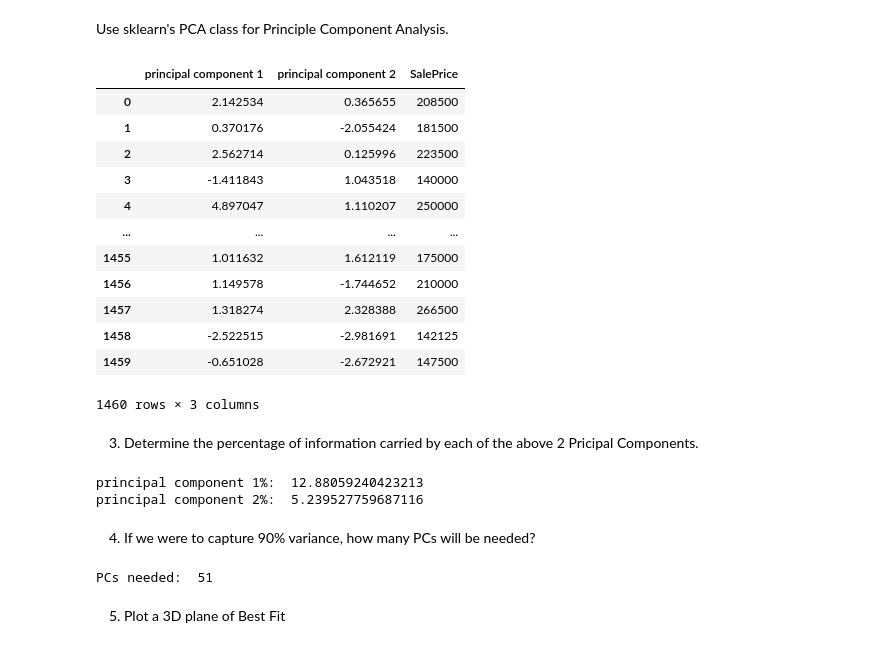
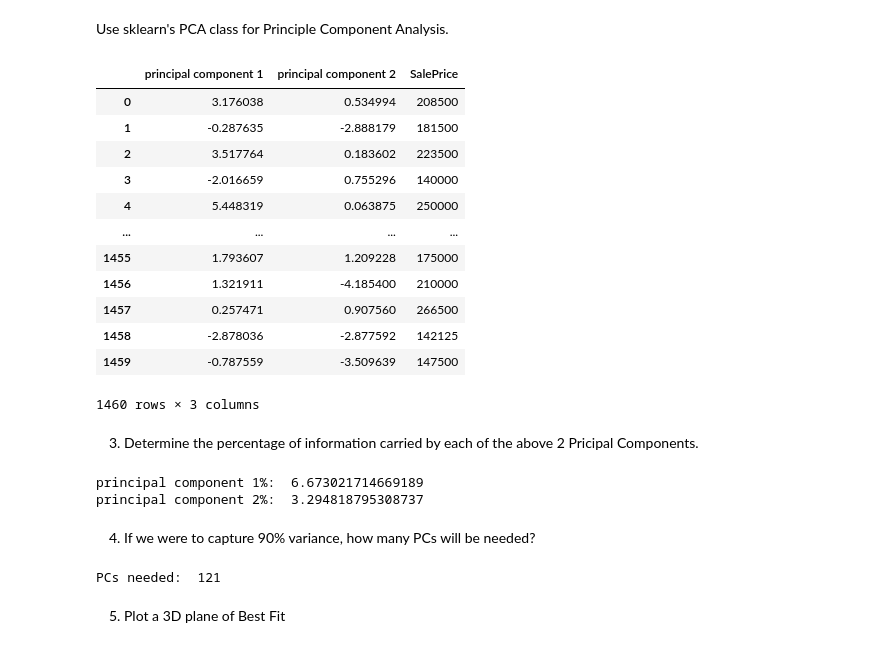
Before and after one commit to ics-projects/ML-Lab2-Clone, a Jupyter notebook: group_task_2.ipynb, the cells around one changed output. Saved outputs shown, nothing was run; the diff lists cells and outputs as text; code cells hidden in the pictures.

```diff
--- a/group_task_2.ipynb
+++ b/group_task_2.ipynb
@@ -35,5 +36,18 @@ for column in data:
     elif data.loc[:, column].dtype == 'bool':
         data.loc[:, column].fillna(False, inplace=True)
 
+# Nominal Encoding
+nominal = ['MSZoning', 'Street', 'Alley', 'LandContour', 'LotConfig',
+           'Neighborhood', 'Condition1', 'Condition2', 'RoofStyle', 'RoofMatl',
+           'Exterior1st', 'Exterior2nd', 'MasVnrType', 'Foundation', 'Heating',
+           'CentralAir', 'Electrical', 'GarageType', 'PavedDrive',
+           'MiscFeature', 'SaleType', 'SaleCondition']
+
+
+for feature in nominal:
+  dummy_df = pd.get_dummies(data[feature], prefix=feature)
+  data = pd.concat([data, dummy_df], axis=1)
+  data.drop(feature, axis=1, inplace=True)
+
 data.head(20)
 # %% [output]
@@ -61,11 +76,8 @@ data.head(20)
 
  First scale the feature data using sklearn's StandardScaler.
 # %%
-features = data.columns[:-1]
-target = data.columns[-1]
-
-x = data.filter(features).values
-y = data[[target]].values
+x = data.drop(['SalePrice'], axis=1).values
+y = data[['SalePrice']].values
 
 # Standardizing the features
 x = StandardScaler().fit_transform(x)
@@ -74,24 +86,24 @@ Use sklearn's PCA class for Principle Component Analysis.
 # %%
 pca = PCA(n_components=2)
 principle_components = pca.fit_transform(x)
 principal_df = pd.DataFrame(data = principle_components,
                            columns = ['principal component 1', 'principal component 2'])
 
-final_data = pd.concat([principal_df, data[[target]]], axis=1)
+final_data = pd.concat([principal_df, data[['SalePrice']]], axis=1)
 final_data
 # %% [output]
 |  | principal component 1 | principal component 2 | SalePrice |
-| 0 | 2.142534 | 0.365655 | 208500 |
-| 1 | 0.370176 | -2.055424 | 181500 |
-| 2 | 2.562714 | 0.125996 | 223500 |
-| 3 | -1.411843 | 1.043518 | 140000 |
-| 4 | 4.897047 | 1.110207 | 250000 |
+| 0 | 3.176038 | 0.534994 | 208500 |
+| 1 | -0.287635 | -2.888179 | 181500 |
+| 2 | 3.517764 | 0.183602 | 223500 |
+| 3 | -2.016659 | 0.755296 | 140000 |
+| 4 | 5.448319 | 0.063875 | 250000 |
 | ... | ... | ... | ... |
-| 1455 | 1.011632 | 1.612119 | 175000 |
-| 1456 | 1.149578 | -1.744652 | 210000 |
-| 1457 | 1.318274 | 2.328388 | 266500 |
-| 1458 | -2.522515 | -2.981691 | 142125 |
-| 1459 | -0.651028 | -2.672921 | 147500 |
+| 1455 | 1.793607 | 1.209228 | 175000 |
+| 1456 | 1.321911 | -4.185400 | 210000 |
+| 1457 | 0.257471 | 0.907560 | 266500 |
+| 1458 | -2.878036 | -2.877592 | 142125 |
+| 1459 | -0.787559 | -3.509639 | 147500 |
 1460 rows × 3 columns
 # %% [markdown]
 3. Determine the percentage of information carried by each of the above 2 Pricipal Components.
@@ -101,19 +113,19 @@ variance_ratio = pca.explained_variance_ratio_
 print('principal component 1%: ', variance_ratio[0]*100)
 print('principal component 2%: ', variance_ratio[1]*100)
 # %% [output]
-principal component 1%:  12.88059240423213
-principal component 2%:  5.239527759687116
+principal component 1%:  6.673021714669189
+principal component 2%:  3.294818795308737
 # %% [markdown]
 4. If we were to capture 90% variance, how many PCs will be needed?
 # %%
-variance_threshold = 0.91
+variance_threshold = 0.90
 pca2 = PCA()
 principle_components2 = pca2.fit_transform(x)
 cumulative_variance = np.cumsum(pca2.explained_variance_ratio_)
 no_of_variables = sum(x <= variance_threshold for x in cumulative_variance)
 print("PCs needed: ", no_of_variables)
 # %% [output]
-PCs needed:  51
+PCs needed:  121
 # %% [markdown]
 5. Plot a 3D plane of Best Fit
 # %%
```
Also changed, not shown: parts of 7 cells of this notebook.
